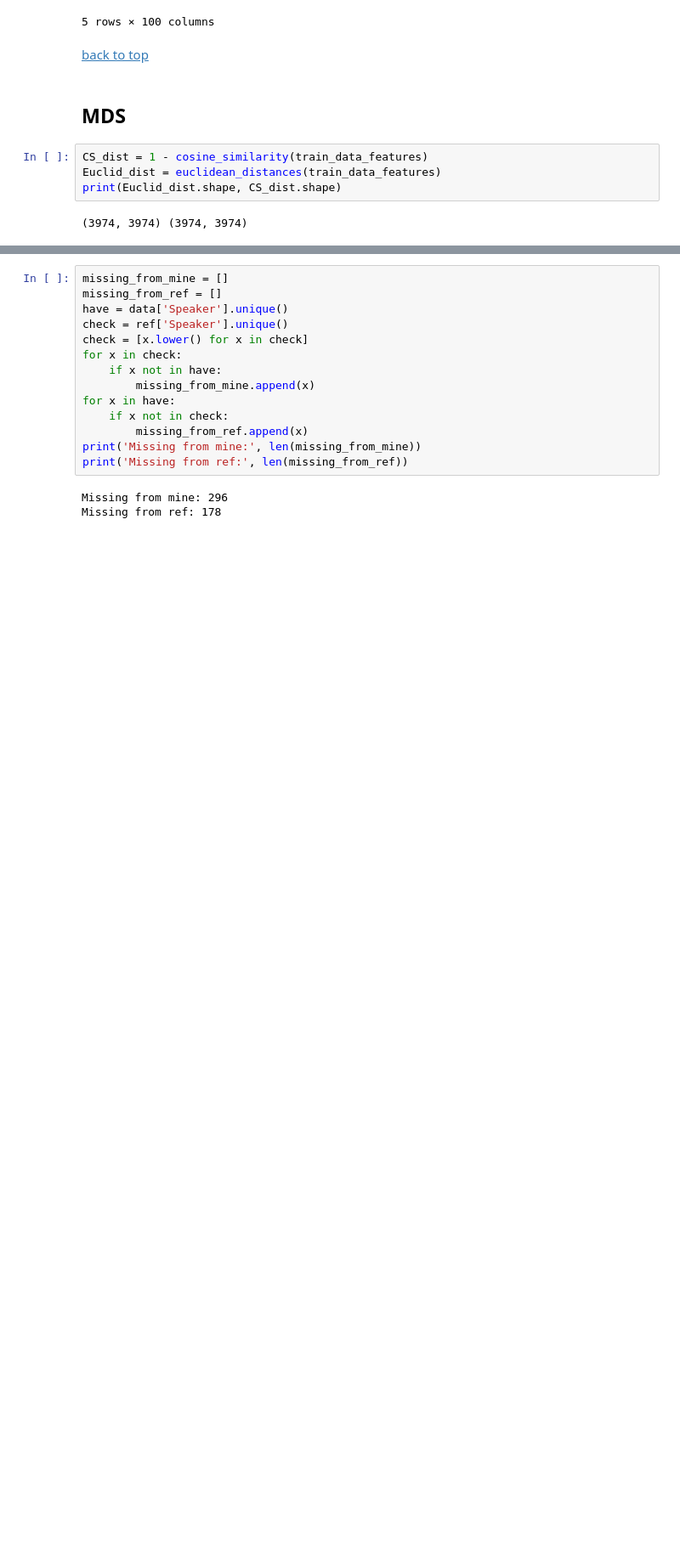
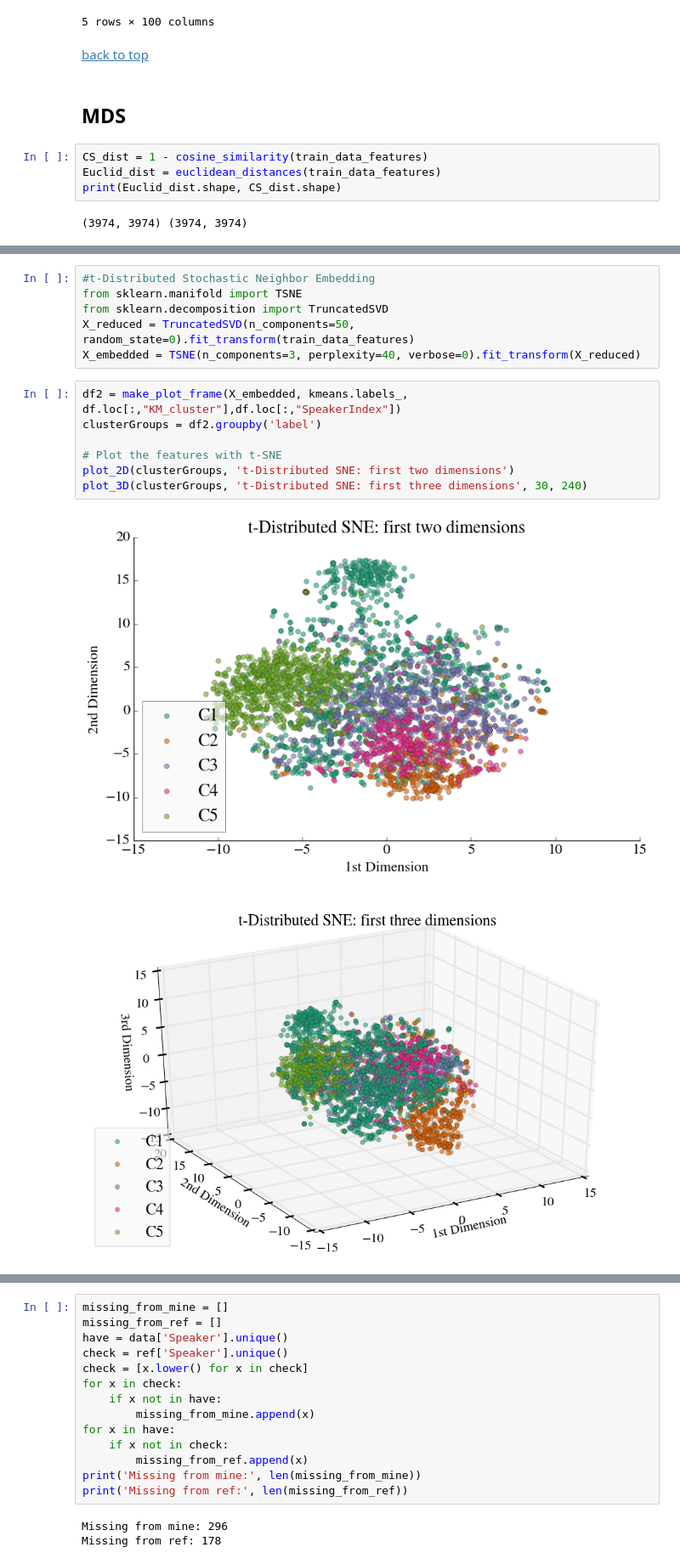
Before and after one commit to cindyliu/csci-e81-hw5, a Jupyter notebook: shakespeare.ipynb, the cells around one changed output, grey strips where cells are left out. Shown at 85% size. Drawn from its saved outputs; the diff is of its cells as text; blank space fills up the shorter version.

```diff
--- a/shakespeare.ipynb
+++ b/shakespeare.ipynb
@@ -232,0 +508,16 @@ print(Euclid_dist.shape, CS_dist.shape)
+# %%
+#t-Distributed Stochastic Neighbor Embedding
+from sklearn.manifold import TSNE
+from sklearn.decomposition import TruncatedSVD
+X_reduced = TruncatedSVD(n_components=50, random_state=0).fit_transform(train_data_features)
+X_embedded = TSNE(n_components=3, perplexity=40, verbose=0).fit_transform(X_reduced)
+# %%
+df2 = make_plot_frame(X_embedded, kmeans.labels_, df.loc[:,"KM_cluster"],df.loc[:,"SpeakerIndex"])
+clusterGroups = df2.groupby('label')
+
+# Plot the features with t-SNE
+plot_2D(clusterGroups, 't-Distributed SNE: first two dimensions')
+plot_3D(clusterGroups, 't-Distributed SNE: first three dimensions', 30, 240)
+# %% [output]
+[figure, added]
+[figure, added]
```
Also changed, not shown: parts of 28 cells of this notebook.
